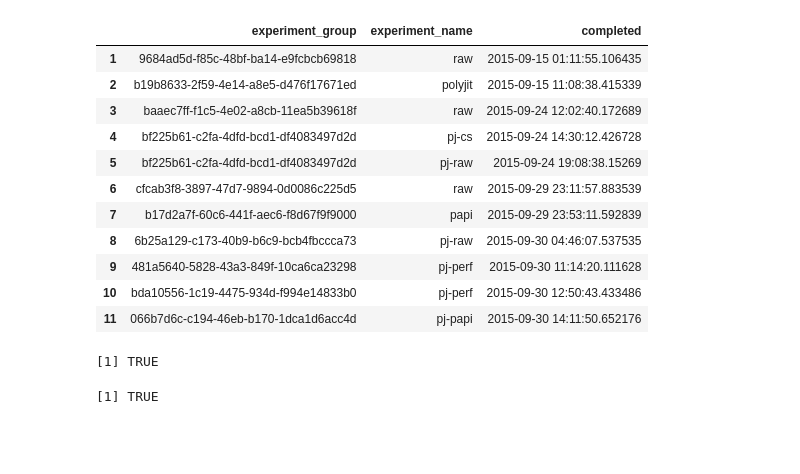
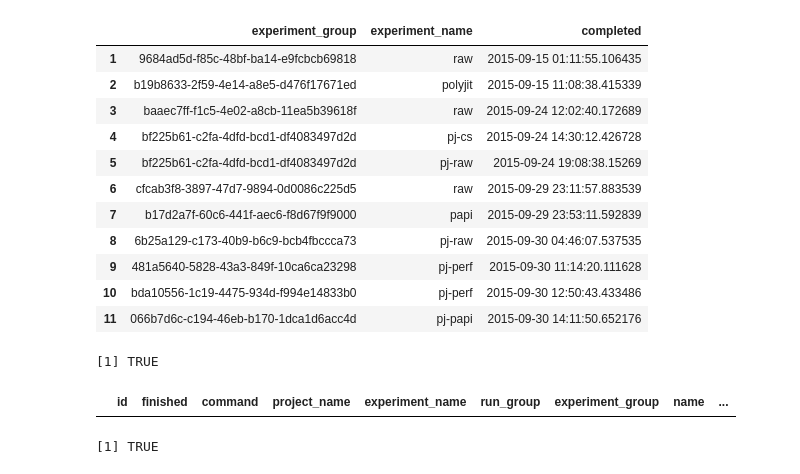
Before and after one commit to PolyJIT/benchbuild, a Jupyter notebook: statistics/polyjit-shiny/PolyJIT Speedup Plots.ipynb, the cells around one changed output. Saved outputs shown, nothing was run; the diff lists cells and outputs as text; code cells hidden in the pictures; blank space fills up the shorter version.

```diff
--- a/statistics/polyjit-shiny/PolyJIT Speedup Plots.ipynb
+++ b/statistics/polyjit-shiny/PolyJIT Speedup Plots.ipynb
@@ -29,16 +29,15 @@ In result_create(conn@ptr, statement): Unknown field type (2950) in column exper
 library(ggplot2)
 options(repr.plot.family = 'mono', repr.plot.width = 10, repr.plot.height = 10, warn = -1)
 # %%
-q <- "
-SELECT * from run, pprof_events where run.id = pprof_events.run_id and experiment_group = '066b7d6c-c194-46eb-b170-1dca1d6acc4d'
-;"
+q <- "SELECT * FROM run, metrics WHERE run.id = metrics.run_id AND metrics.name LIKE 'pprof';"
 r.tmp <- dbSendQuery(con, q)
 r <- dbFetch(r.tmp)
 dbClearResult(r.tmp)
 
 r
 # %% [output]
 [1] TRUE
+|  | id | finished | command | project_name | experiment_name | run_group | experiment_group | name | ... |
 # %%
 timings <- "
 
```
Also changed, not shown: 3 other files.
